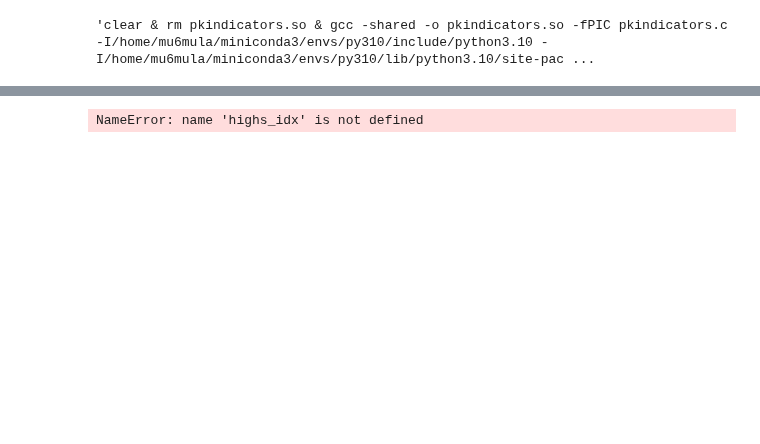
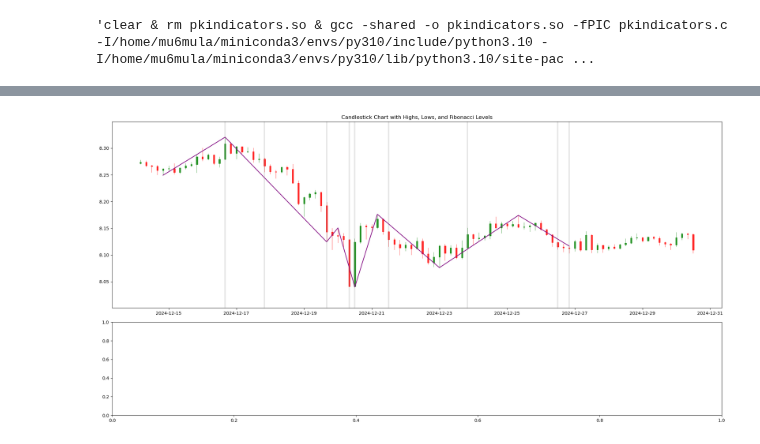
Before and after one commit to petarkabashki/pk-crypto-tools, a Jupyter notebook: 2024-research/zigzag-fibs.ipynb, the cells around one changed output, grey strips where cells are left out. Drawn from its saved outputs; the diff is of its cells as text; code cells hidden in the pictures; blank space fills up the shorter version.

```diff
--- a/2024-research/zigzag-fibs.ipynb
+++ b/2024-research/zigzag-fibs.ipynb
@@ -134,30 +134,38 @@ high_low_markers, turning_points
 # %%
 exchange,base,quote,timeframe = 'binance','ETH', 'USDT', '4h'
-ws, ww = -500, 300
+ws, ww = -400, 100
 data = load_candles(exchange,base,quote,timeframe).apply(np.log)
+epsilon = 0.06
+wdata = data.iloc[ws:ws+ww-1].copy()
+highs = wdata['high'].values
+lows = wdata['low'].values
+# Call the calculate_zigzag function from the C module
+high_low_markers, turning_markers = calculate_zigzag(highs, lows, epsilon=epsilon)
 
-wdata = data.iloc[ws:ws+ww-1].copy()
-# Call the calculate_zigzag function from the C module
-high_low_markers, turning_points = calculate_zigzag(wdata['close'].values, wdata['close'].values, epsilon=epsilon)
+extreme_points_ix = np.where(high_low_markers != 0)[0]
+extreme_points = high_low_markers[extreme_points_ix]
+extreme_prices = np.where(extreme_points == 1, highs[extreme_points_ix], lows[extreme_points_ix])
+
+turning_points_ix = np.where(turning_markers !=0)[0]
 
 # # Store the results back into the DataFrame for easier plotting
-wdata['HighLowMarkers'] = high_low_markers
-wdata['TurningPoints'] = turning_points
+# wdata['HighLowMarkers'] = high_low_markers
+# wdata['TurningPoints'] = turning_points
 
-# # Get the indices of highs and lows
-highs_idx = wdata.index[wdata['HighLowMarkers'] == 1]
-lows_idx = wdata.index[wdata['HighLowMarkers'] == -1]
+# # # Get the indices of highs and lows
+# highs_idx = wdata.index[wdata['HighLowMarkers'] == 1]
+# lows_idx = wdata.index[wdata['HighLowMarkers'] == -1]
 
-running_highs = (np.where(high_low_markers == 1, 1, np.nan) * wdata['close']).ffill()
-running_lows = (np.where(high_low_markers == -1, 1, np.nan) * wdata['close']).ffill()
+# running_highs = pd.Series(np.where(high_low_markers == 1, 1, np.nan) * highs).ffill()
+# running_lows = pd.Series(np.where(high_low_markers == -1, 1, np.nan) * lows).ffill()
 
-running_highs_idx = pd.Series(np.where(high_low_markers == 1, 1, np.nan) * np.arange(len(wdata)), index=wdata.index).ffill()
-running_lows_idx = pd.Series(np.where(high_low_markers == -1, 1, np.nan) * np.arange(len(wdata)), index=wdata.index).ffill()
+# running_highs_idx = pd.Series(np.where(high_low_markers == 1, 1, np.nan) * np.arange(len(wdata)), index=wdata.index).ffill()
+# running_lows_idx = pd.Series(np.where(high_low_markers == -1, 1, np.nan) * np.arange(len(wdata)), index=wdata.index).ffill()
 
 
-directions = ((running_highs_idx > running_lows_idx) * 2 - 1)
+# directions = ((running_highs_idx > running_lows_idx) * 2 - 1)
 # Combine the indices and sort them
-turning_points_idx = sorted(highs_idx.union(lows_idx))
+# turning_points_idx = sorted(highs_idx.union(lows_idx))
 
 # Calculate Fibonacci levels (assuming calculate_fib_levels and fib_columns are defined)
 # fibs = calculate_fib_levels(running_lows, running_highs, ((running_highs_idx > running_lows_idx) * 2 - 1))
@@ -168,62 +176,48 @@ turning_points_idx = sorted(highs_idx.union(lows_idx))
 # directions = np.asarray(directions)
 
 # Flip highs and lows based on direction (-1 means flip)
-adjusted_highs = np.where(directions == 1, running_highs, running_lows)
-adjusted_lows = np.where(directions == 1, running_lows, running_highs)
+# adjusted_highs = np.where(directions == 1, running_highs, running_lows)
+# adjusted_lows = np.where(directions == 1, running_lows, running_highs)
 
 # Calculate the difference between adjusted high and low
-diff = adjusted_highs - adjusted_lows
+# diff = adjusted_highs - adjusted_lows
 
 # Calculate the Fibonacci levels by applying the levels to the differences
-fib_matrix = np.outer(diff, fib_levels)
+# fib_matrix = np.outer(diff, fib_levels)
 
 # Calculate the actual levels by adding them to the low (base) level
-fib_levels_array = adjusted_lows[:, np.newaxis] + fib_matrix
+# fib_levels_array = adjusted_lows[:, np.newaxis] + fib_matrix
 
-df_fibs = pd.DataFrame(fib_levels_array, columns=fib_columns, index=wdata.index)
-# fibData = calculate_fib_levels(wdata, 0.10)
-# match fibData:
-#     case FibData(
-#         fib_levels_array=fib_levels_array,
-#         df_fibs=df_fibs,
-#         running_highs_idx=running_highs_idx,
-#         running_lows_idx=running_lows_idx,
-#         running_highs=running_highs,
-#         running_lows=running_lows,
-#         directions=directions,
-#         high_low_markers=high_low_markers,
-#         turning_points=turning_points,
-#         turning_points_idx=turning_points_idx
-#     ):
-#         # Now you have the local variables:
-#         print('fibData destructured successfully')
+# df_fibs = pd.DataFrame(fib_levels_array, columns=fib_columns, index=wdata.index)
+
 candlestick_ohlc_args={'width': .18 / np.log(len(wdata))}
 
 ##############################################
 # Create the figure and axes
 fig, (ax1, ax2) = plt.subplots(2, 1, figsize=(20, 10), height_ratios=[2, 1])
 
 wdata['date_num'] = mdates.date2num(wdata.index)
 # Prepare the OHLC data in the format: (date, open, high, low, close)
 ohlc = wdata[['date_num', 'open', 'high', 'low', 'close']].values
 # Plot the candlesticks
 candlestick_ohlc(ax1, ohlc, colorup='green', colordown='red', alpha=0.8, **candlestick_ohlc_args)
 # Set y-axis limits based on the close price
 ax1.set_ylim(wdata['close'].min()*0.995, wdata['close'].max()*1.005)
 
 # Format the x-axis to show dates
 ax1.xaxis_date()
 ax1.xaxis.set_major_formatter(mdates.DateFormatter('%Y-%m-%d'))
 ax1.set_title('Candlestick Chart with Highs, Lows, and Fibonacci Levels')
-ax1.legend()
+# ax1.legend()
 
-turning_dates = mdates.date2num(wdata.loc[turning_points_idx].index)
-ax1.plot(turning_dates, wdata.loc[turning_points_idx, 'close'],
-        color='purple', label='ZigZag Line', lw=1.5)
+# turning_dates = mdates.date2num(wdata.loc[turning_points_idx].index)
+ax1.plot(wdata.index[extreme_points_ix], extreme_prices, color='purple', label='ZigZag Line', lw=1.5)
+for ix in turning_points_ix:
+    ax1.axvline(wdata.index.values[ix], color='gray', linestyle='-', alpha=0.2, lw=3)
 
-df_fibs.plot(ax=ax1, linestyle='--', lw=1)
+# df_fibs.plot(ax=ax1, linestyle='--', lw=1)
 
 plt.tight_layout()
 plt.show()
 # %% [output]
-NameError: name 'highs_idx' is not defined
+[figure, added]
```
Also changed, not shown: parts of 3 cells of this notebook, 1 other file.
